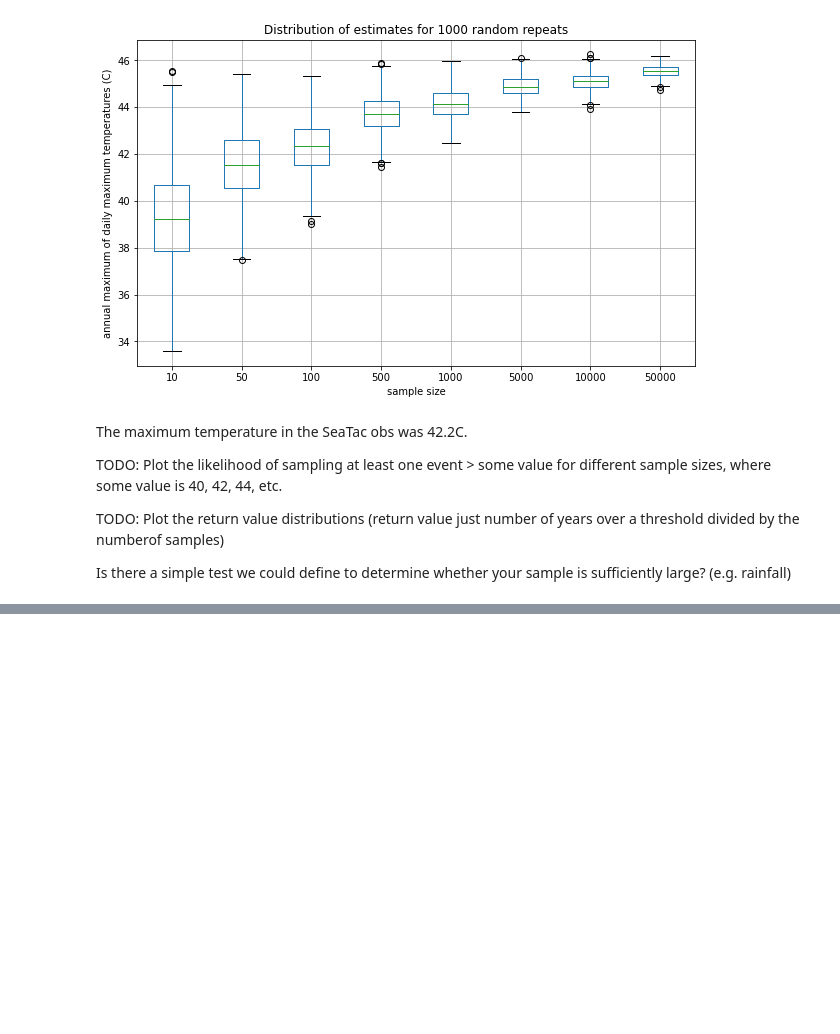
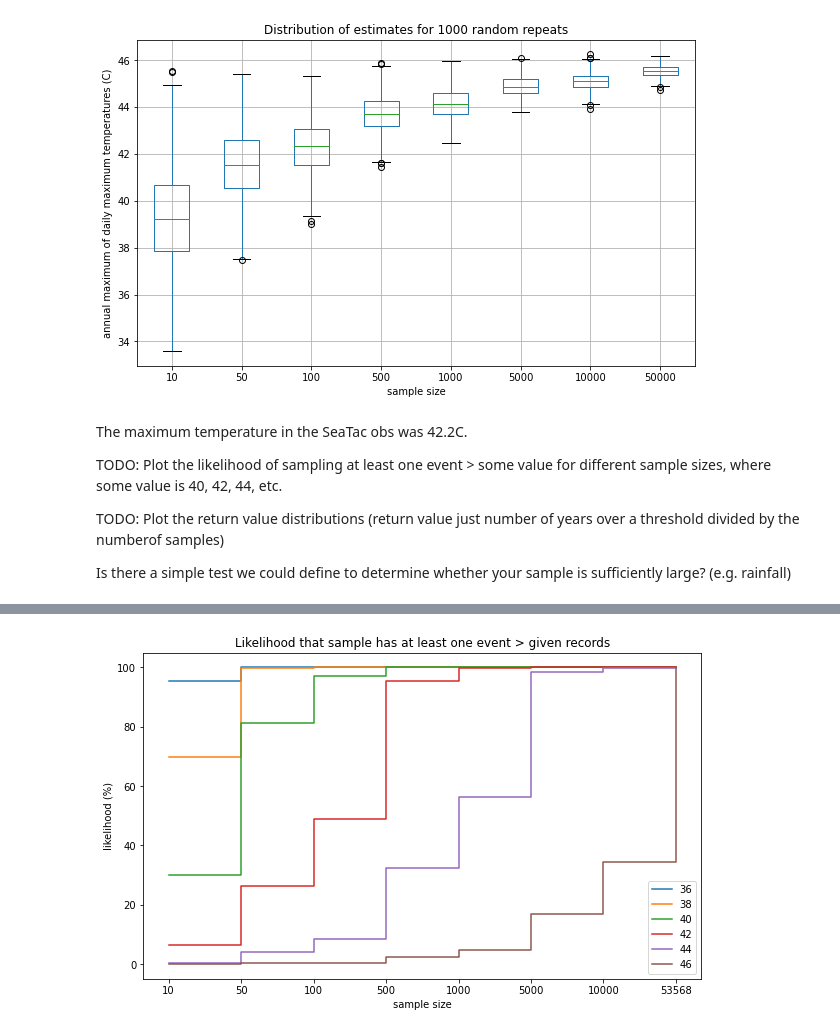
Before and after one commit to AusClimateService/unseen, a Jupyter notebook: notebooks/seatac_analysis.ipynb, the cells around one changed output, grey strips where cells are left out. Saved outputs shown, nothing was run; the diff lists cells and outputs as text; code cells hidden in the pictures; blank space fills up the shorter version.

```diff
--- a/notebooks/seatac_analysis.ipynb
+++ b/notebooks/seatac_analysis.ipynb
@@ -243,0 +290,16 @@ Is there a simple test we could define to determine whether your sample is suffi
+# %%
+fig = plt.figure(figsize=[10, 6])
+ax = fig.add_subplot()
+
+thresholds = [36, 38, 40, 42, 44, 46]
+for threshold in thresholds:
+    likelihoods, sample_sizes = likelihood_curve(threshold)
+    ax.step(np.arange(len(sample_sizes)) + 1, likelihoods, where='post', label=threshold)
+ax.set_xticklabels([0] + sample_sizes)
+ax.set_ylabel('likelihood (%)')
+ax.set_xlabel('sample size')
+ax.set_title('Likelihood that sample has at least one event > given records')
+ax.legend()
+plt.show()
+# %% [output]
+[figure, added]
```
Also changed, not shown: parts of 7 cells of this notebook.
